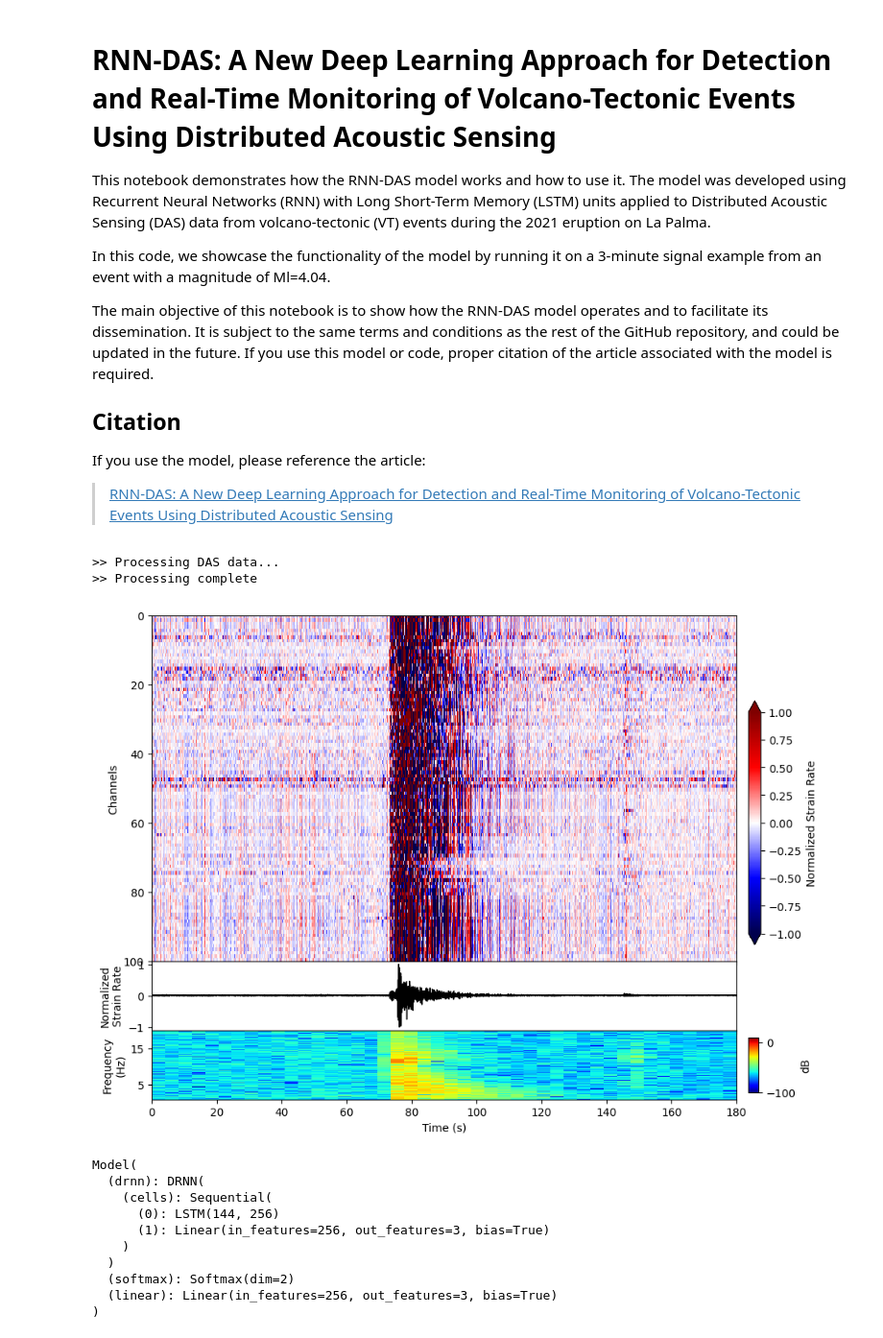
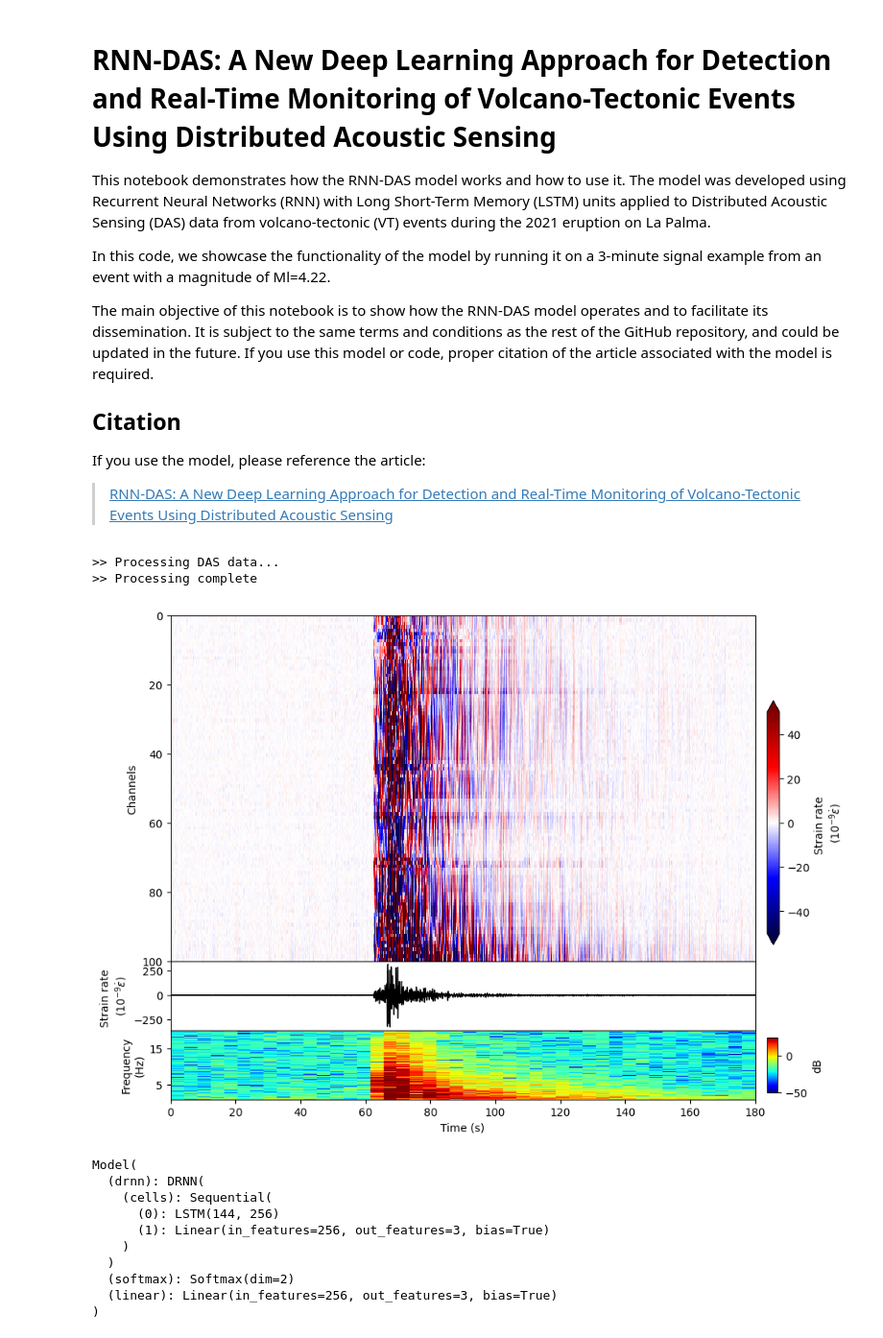
Before and after one commit to Javier-FernandezCarabantes/RNN-DAS, a Jupyter notebook: example/RNN-DAS_LaPalma.ipynb, the cells around one changed output. Shown at 96% size. Drawn from its saved outputs; the diff is of its cells as text; code cells hidden in the pictures.

```diff
--- a/example/RNN-DAS_LaPalma.ipynb
+++ b/example/RNN-DAS_LaPalma.ipynb
@@ -3,7 +3,7 @@
 
 This notebook demonstrates how the RNN-DAS model works and how to use it. The model was developed using Recurrent Neural Networks (RNN) with Long Short-Term Memory (LSTM) units applied to Distributed Acoustic Sensing (DAS) data from volcano-tectonic (VT) events during the 2021 eruption on La Palma.
 
-In this code, we showcase the functionality of the model by running it on a 3-minute signal example from an event with a magnitude of Ml=4.04.
+In this code, we showcase the functionality of the model by running it on a 3-minute signal example from an event with a magnitude of Ml=4.22.
 
 The main objective of this notebook is to show how the RNN-DAS model operates and to facilitate its dissemination. It is subject to the same terms and conditions as the rest of the GitHub repository, and could be updated in the future. If you use this model or code, proper citation of the article associated with the model is required.
 
@@ -61,7 +61,7 @@ def load_h5(name_id, path="H5_data"):
     # Return the loaded data and attributes
     return data, dt_s, dx_m, begin_date
 
-H, dt, dx, start_time = load_h5("d_c_20211120_064137_064337") #event_id= d_20211120_064137_064337 but only the first 100 channels for memory sake in the GitHub repository
+H, dt, dx, start_time = load_h5("d_c_20211129_083430_083630") #event_id= d_c_20211129_083430_083630 but only the first 100 channels for memory sake in the GitHub repository
 # %%
 # Pre-processing of the data
 H=process_H(H[:, :], dt)
@@ -70,19 +70,13 @@ H=process_H(H[:, :], dt)
 >> Processing complete
 # %%
 # Visualizing the data
-
-
 
 data_selected = H[:, :]
 num_channels = data_selected.shape[0]
 time_steps = data_selected.shape[1]
 fsamp = 100
 
-z_score_normalize = lambda x: (x - np.mean(x, axis=-1, keepdims=True)) / np.std(x, axis=-1, keepdims=True)
-min_max_normalize = lambda x: 2 * (x - np.min((x), axis=-1, keepdims=True)) / (np.max((x), axis=-1, keepdims=True) - np.min((x), axis=-1, keepdims=True)) - 1
-
-data_selected = (z_score_normalize(data_selected))
-signal = min_max_normalize(data_selected[40, :])
+signal = (data_selected[60, :])
 frequencies, times, Sxx = spectrogram(signal, fs=fsamp, nfft=1024, nperseg=600, noverlap=200)
 
 fig, axs = plt.subplots(
@@ -92,40 +86,40 @@ fig, axs = plt.subplots(
 )
 
 im = axs[0].imshow(
     data_selected,
     cmap="seismic",
-    vmin=-1,
-    vmax=1,
+    vmin=-50,
+    vmax=50,
     aspect="auto",
     extent=[0, time_steps / fsamp, num_channels, 0],
     interpolation="none"
 )
 axs[0].set_ylabel('Channels')
 axs[0].tick_params(labelbottom=False)
 
 im2=axs[2].imshow(
     10 * np.log10(Sxx),
     cmap='jet',
     aspect='auto',
     extent=[0, time_steps / fsamp, frequencies[-1], frequencies[0]],
     interpolation='none',
-    vmin=-100,
-    vmax=10
+    vmin=-50,
+    vmax=25
 )
 axs[2].set_ylabel('Frequency\n(Hz)')
 axs[2].set_ylim(1, 20)
 axs[2].set_yticks([5, 15])
 axs[1].plot(np.arange(time_steps) / fsamp, signal, color='black', lw=1)
 axs[2].set_xlabel('Time (s)')
-axs[1].set_ylabel('Normalized\nStrain Rate')
+axs[1].set_ylabel('Strain rate \n$(10^{-9} \dot{\epsilon})$')
 axs[2].set_xlim(axs[0].get_xlim())
 cbar1 = fig.colorbar(im, ax=axs[:2], orientation='vertical', fraction=0.02, pad=0.02, extend='both')
-cbar1.set_label('Normalized Strain Rate')
+cbar1.set_label('Strain rate \n$(10^{-9} \dot{\epsilon})$')
 cbar2 = fig.colorbar(im2, ax=axs[2], orientation='vertical', fraction=0.02, pad=0.02, aspect=5.5, shrink=0.8)
 cbar2.set_label('dB')
 plt.show()
 # %% [output]
-[figure, old version]
+[figure, new version]
 # %%
 # Load the pretrained RNN-DAS model
 
```
Also changed, not shown: parts of 9 cells of this notebook, 8 other files.
